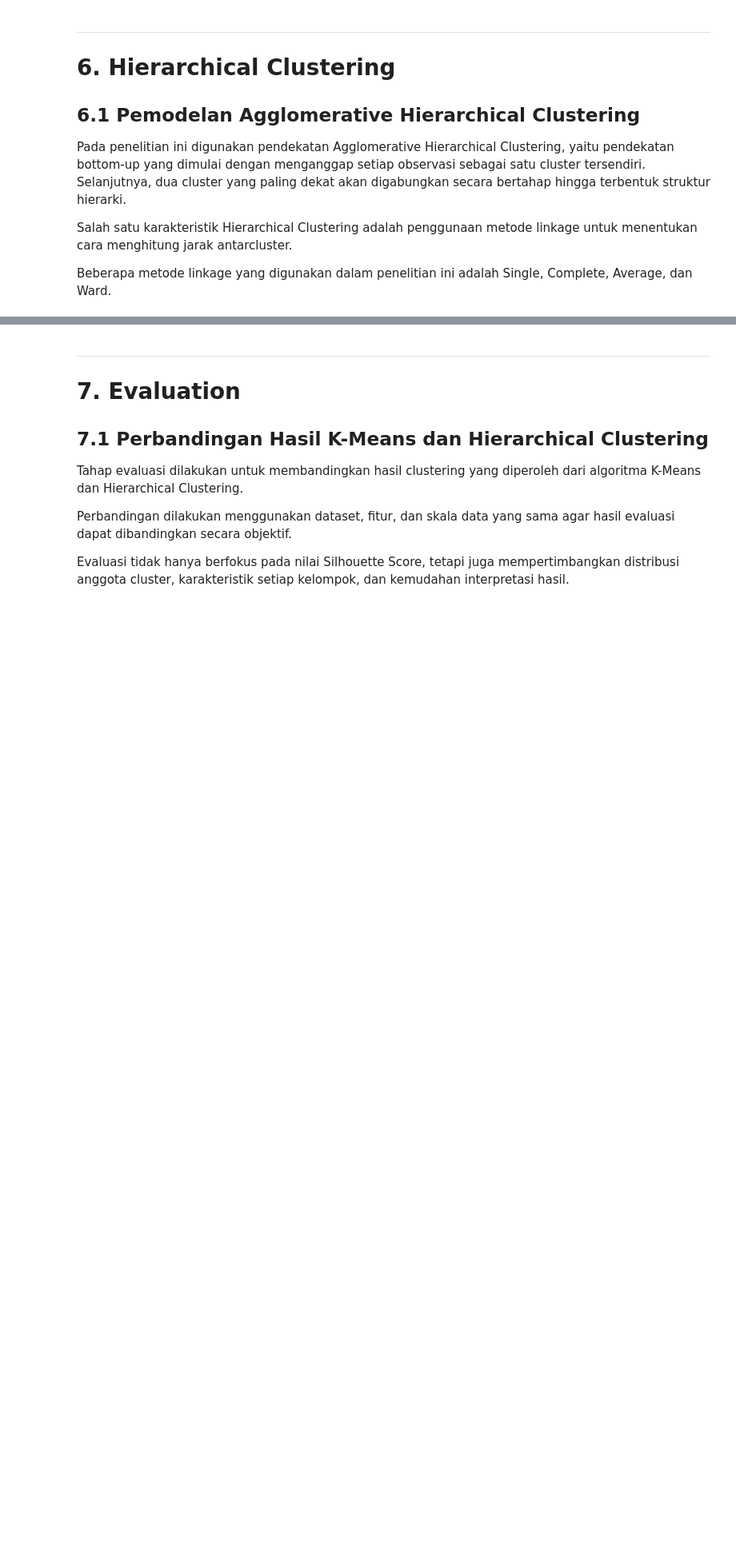
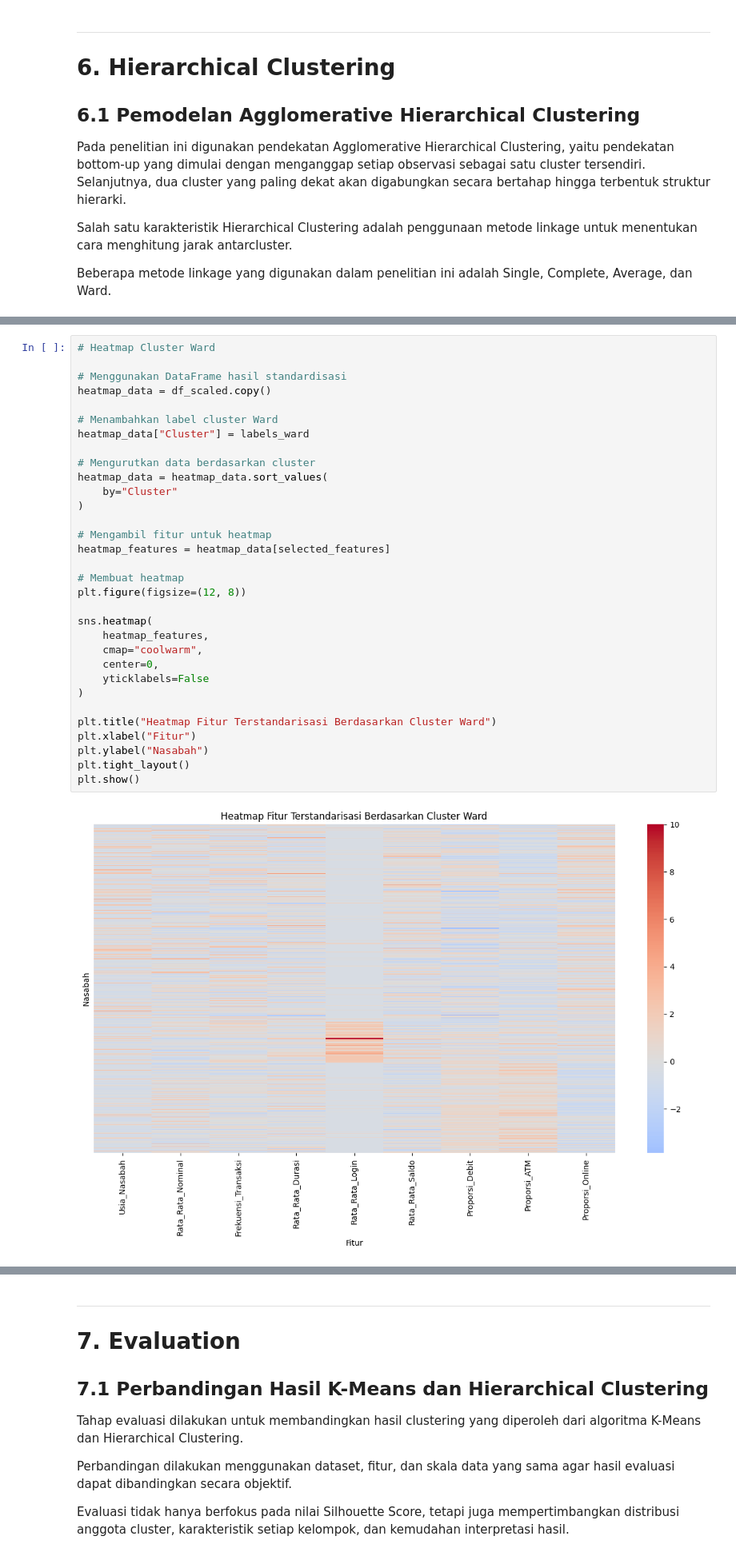
Before and after one commit to aulyarvlln/57_IF-E_Kimpul, a Jupyter notebook: ProyekDS.ipynb, the cells around one changed output, grey strips where cells are left out. Shown at 80% size. Cells and saved outputs as stored; diff of their text form; blank space fills up the shorter version.

Commit message:
pembenaran untuk hierarchical

```diff
--- a/ProyekDS.ipynb
+++ b/ProyekDS.ipynb
@@ -934,4 +1176,38 @@ Hasil yang akan dianalisis:
 - Pola karakteristik fitur pada setiap cluster.
 - Fitur yang paling membedakan antarcluster.
 - Kesamaan dan perbedaan karakteristik kelompok.
+# %%
+# Heatmap Cluster Ward
+
+# Menggunakan DataFrame hasil standardisasi
+heatmap_data = df_scaled.copy()
+
+# Menambahkan label cluster Ward
+heatmap_data["Cluster"] = labels_ward
+
+# Mengurutkan data berdasarkan cluster
+heatmap_data = heatmap_data.sort_values(
+    by="Cluster"
+)
+
+# Mengambil fitur untuk heatmap
+heatmap_features = heatmap_data[selected_features]
+
+# Membuat heatmap
+plt.figure(figsize=(12, 8))
+
+sns.heatmap(
+    heatmap_features,
+    cmap="coolwarm",
+    center=0,
+    yticklabels=False
+)
+
+plt.title("Heatmap Fitur Terstandarisasi Berdasarkan Cluster Ward")
+plt.xlabel("Fitur")
+plt.ylabel("Nasabah")
+plt.tight_layout()
+plt.show()
+# %% [output]
+[figure, added]
 # %% [markdown]
```
Also changed, not shown: parts of 37 cells of this notebook.
